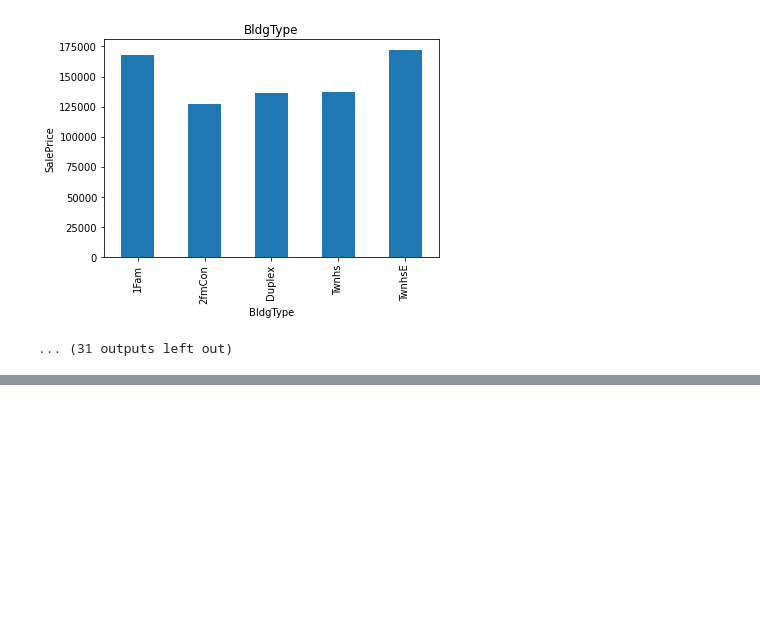
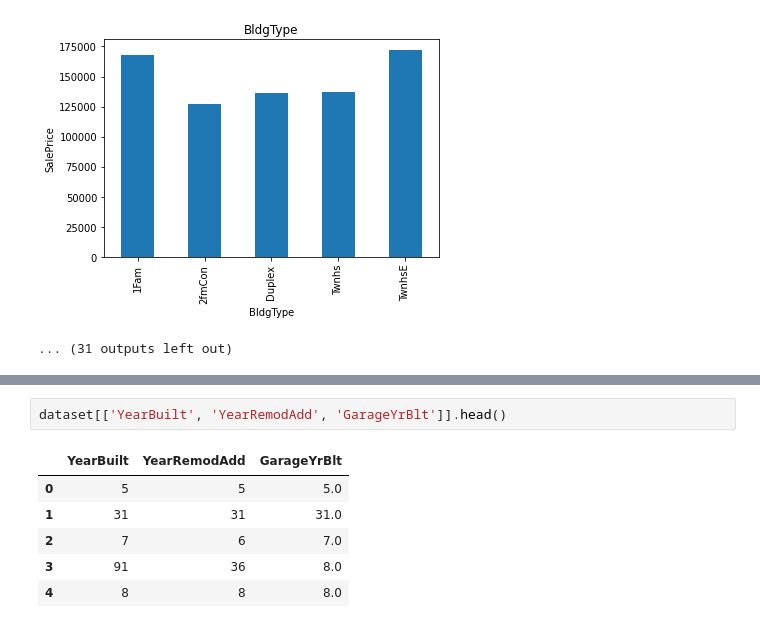
Before and after one commit to ManoranjanThakur/ML_Models-Feature_Engineering-EDA, a Jupyter notebook: advanced-regression-techniques.ipynb, the cells around one changed output, grey strips where cells are left out. Drawn from its saved outputs; the diff is of its cells as text; blank space fills up the shorter version.

```diff
--- a/advanced-regression-techniques.ipynb
+++ b/advanced-regression-techniques.ipynb
@@ -287,0 +406,9 @@ for feature in categorical_features:
+# %%
+dataset[['YearBuilt', 'YearRemodAdd', 'GarageYrBlt']].head()
+# %% [output]
+|  | YearBuilt | YearRemodAdd | GarageYrBlt |
+| 0 | 5 | 5 | 5.0 |
+| 1 | 31 | 31 | 31.0 |
+| 2 | 7 | 6 | 7.0 |
+| 3 | 91 | 36 | 8.0 |
+| 4 | 8 | 8 | 8.0 |
```
Also changed, not shown: parts of 10 cells of this notebook.
